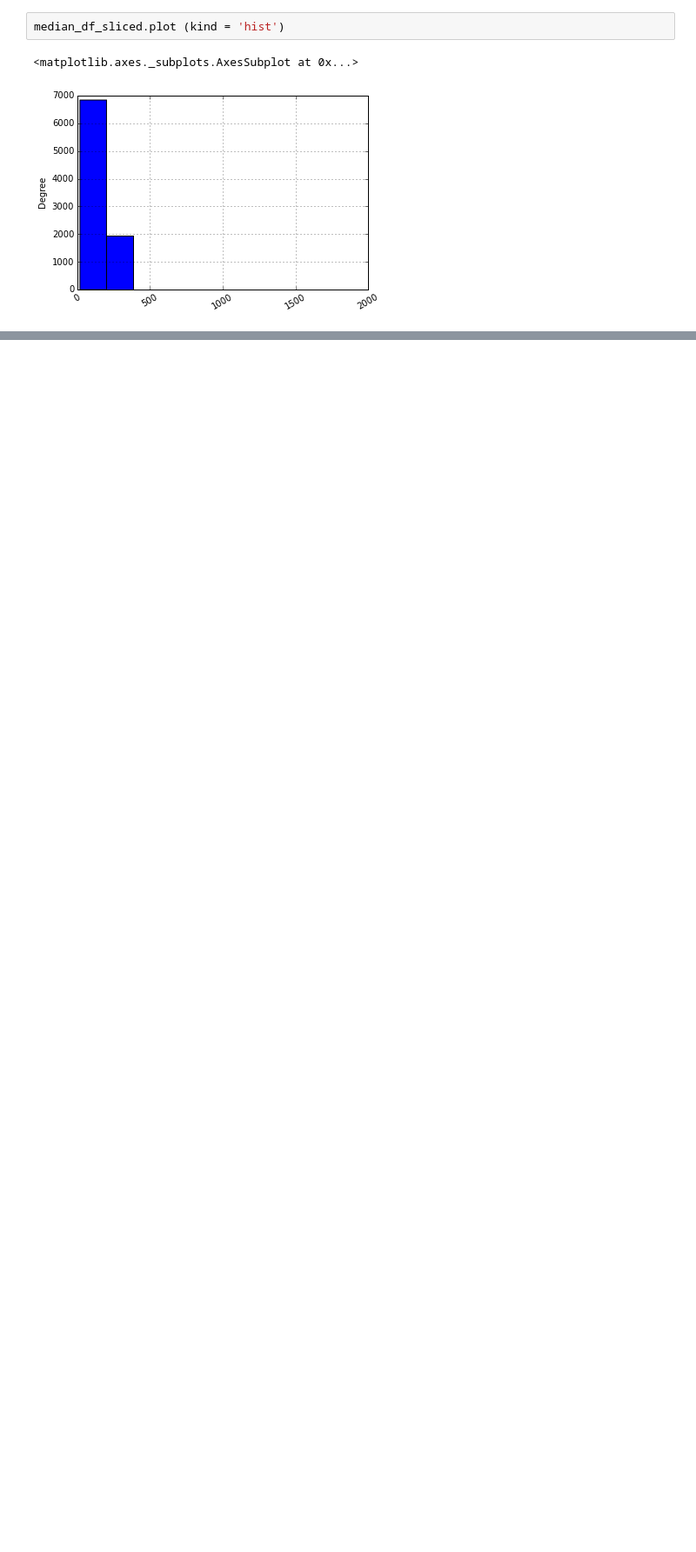
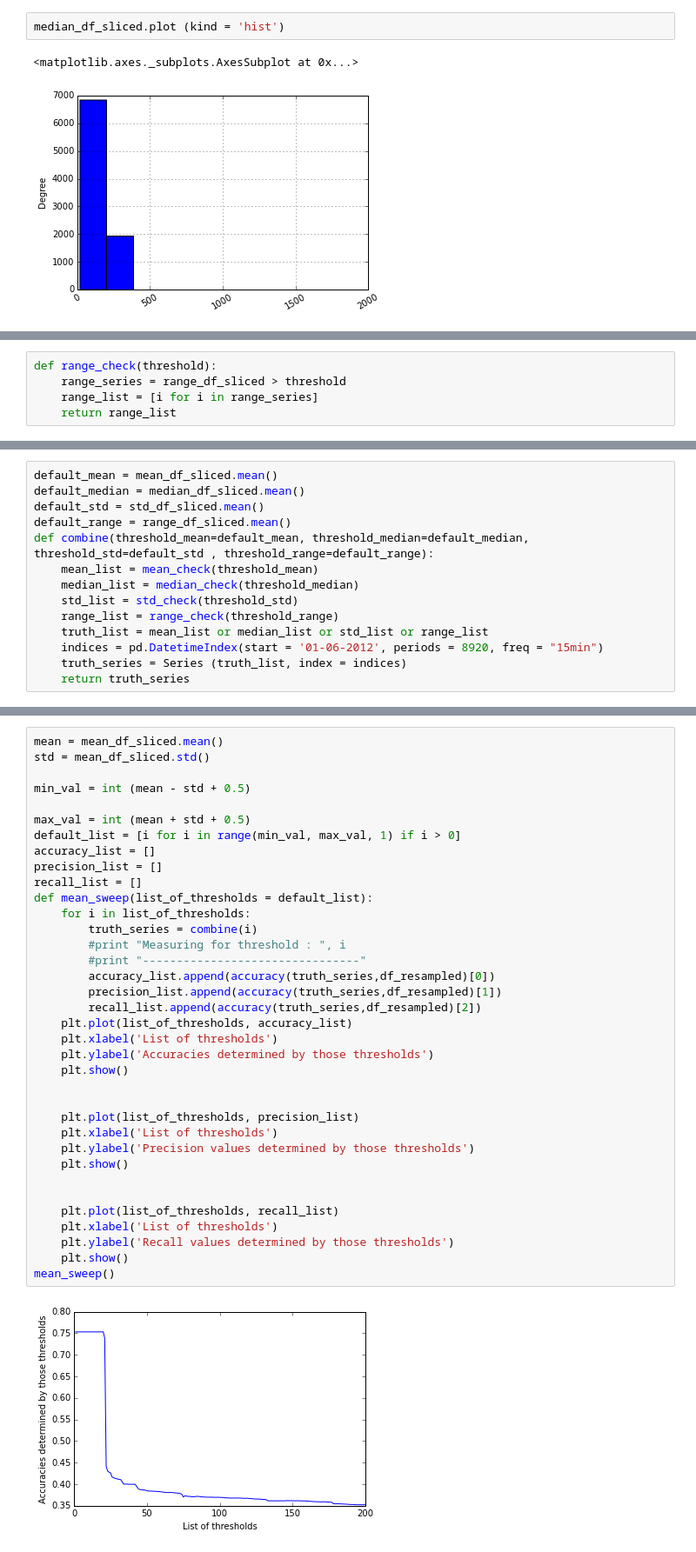
Before and after one commit to nipunbatra/NIOMTK, a Jupyter notebook: docs/Parameter sweep summer.ipynb, the cells around one changed output, grey strips where cells are left out. Shown at 87% size. Drawn from its saved outputs; the diff is of its cells as text; blank space fills up the shorter version.

```diff
--- a/docs/Parameter sweep summer.ipynb
+++ b/docs/Parameter sweep summer.ipynb
@@ -178,0 +189,5 @@ def get_ground_truth(index, dir_path = '/Users/rishi/Documents/Master_folder/III
+# %%
+def range_check(threshold):
+    range_series = range_df_sliced > threshold
+    range_list = [i for i in range_series]
+    return range_list
@@ -178,0 +199,14 @@ def get_ground_truth(index, dir_path = '/Users/rishi/Documents/Master_folder/III
+# %%
+default_mean = mean_df_sliced.mean()
+default_median = median_df_sliced.mean()
+default_std = std_df_sliced.mean()
+default_range = range_df_sliced.mean()
+def combine(threshold_mean=default_mean, threshold_median=default_median, threshold_std=default_std , threshold_range=default_range):
+    mean_list = mean_check(threshold_mean)
+    median_list = median_check(threshold_median)
+    std_list = std_check(threshold_std)
+    range_list = range_check(threshold_range)
+    truth_list = mean_list or median_list or std_list or range_list
+    indices = pd.DatetimeIndex(start = '01-06-2012', periods = 8920, freq = "15min")
+    truth_series = Series (truth_list, index = indices)
+    return truth_series
@@ -178,0 +258,38 @@ def get_ground_truth(index, dir_path = '/Users/rishi/Documents/Master_folder/III
+# %%
+mean = mean_df_sliced.mean()
+std = mean_df_sliced.std()
+
+min_val = int (mean - std + 0.5)
+
+max_val = int (mean + std + 0.5)
+default_list = [i for i in range(min_val, max_val, 1) if i > 0]
+accuracy_list = []
+precision_list = []
+recall_list = []
+def mean_sweep(list_of_thresholds = default_list):
+    for i in list_of_thresholds:
+        truth_series = combine(i)
+        #print "Measuring for threshold : ", i
+        #print "--------------------------------"
+        accuracy_list.append(accuracy(truth_series,df_resampled)[0])
+        precision_list.append(accuracy(truth_series,df_resampled)[1])
+        recall_list.append(accuracy(truth_series,df_resampled)[2])
+    plt.plot(list_of_thresholds, accuracy_list)
+    plt.xlabel('List of thresholds')
+    plt.ylabel('Accuracies determined by those thresholds')
+    plt.show()
+
+
+    plt.plot(list_of_thresholds, precision_list)
+    plt.xlabel('List of thresholds')
+    plt.ylabel('Precision values determined by those thresholds')
+    plt.show()
+
+
+    plt.plot(list_of_thresholds, recall_list)
+    plt.xlabel('List of thresholds')
+    plt.ylabel('Recall values determined by those thresholds')
+    plt.show()
+mean_sweep()
+# %% [output]
+[figure, added]
```
Also changed, not shown: parts of 28 cells of this notebook, 1 other file.
